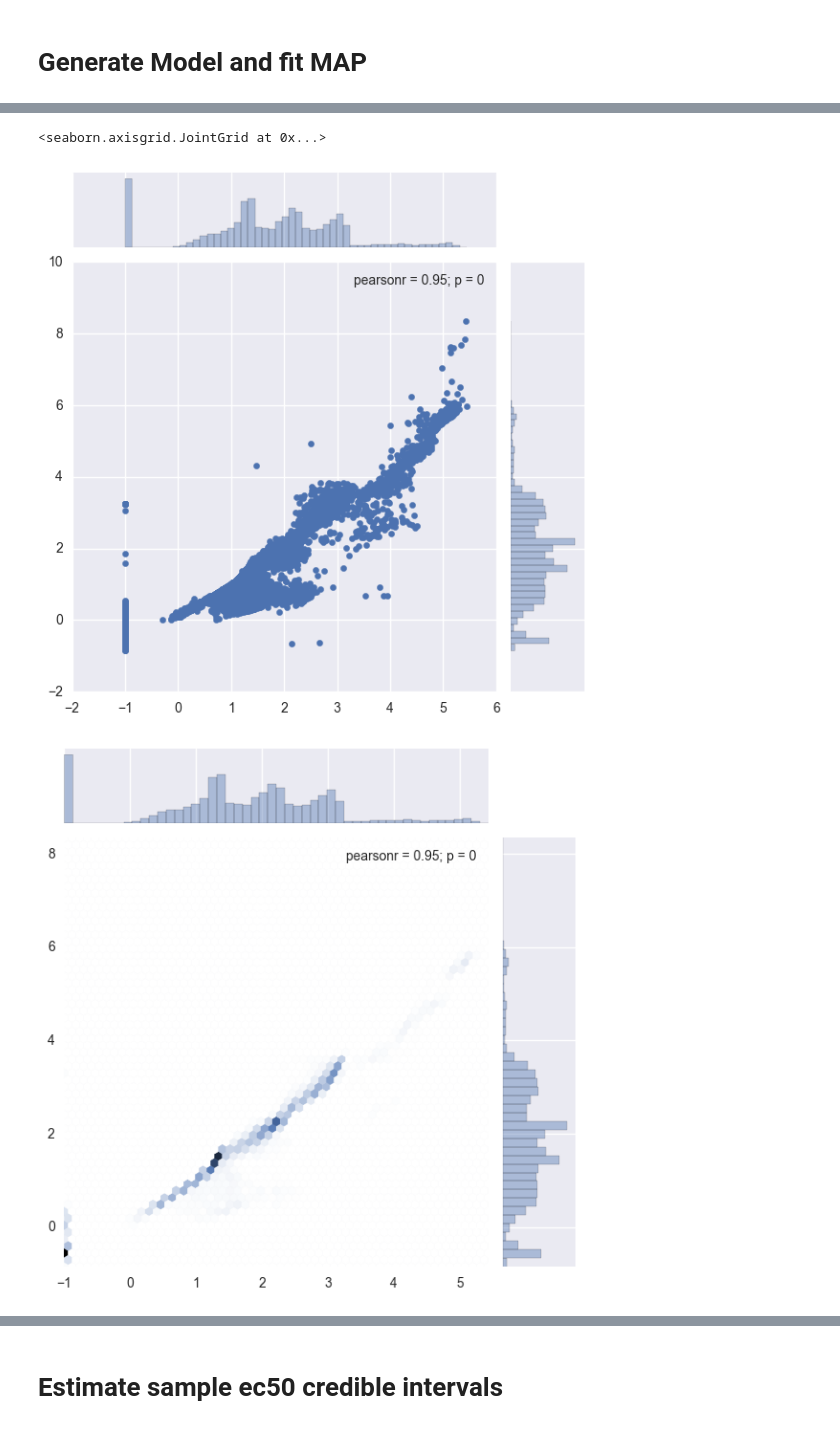
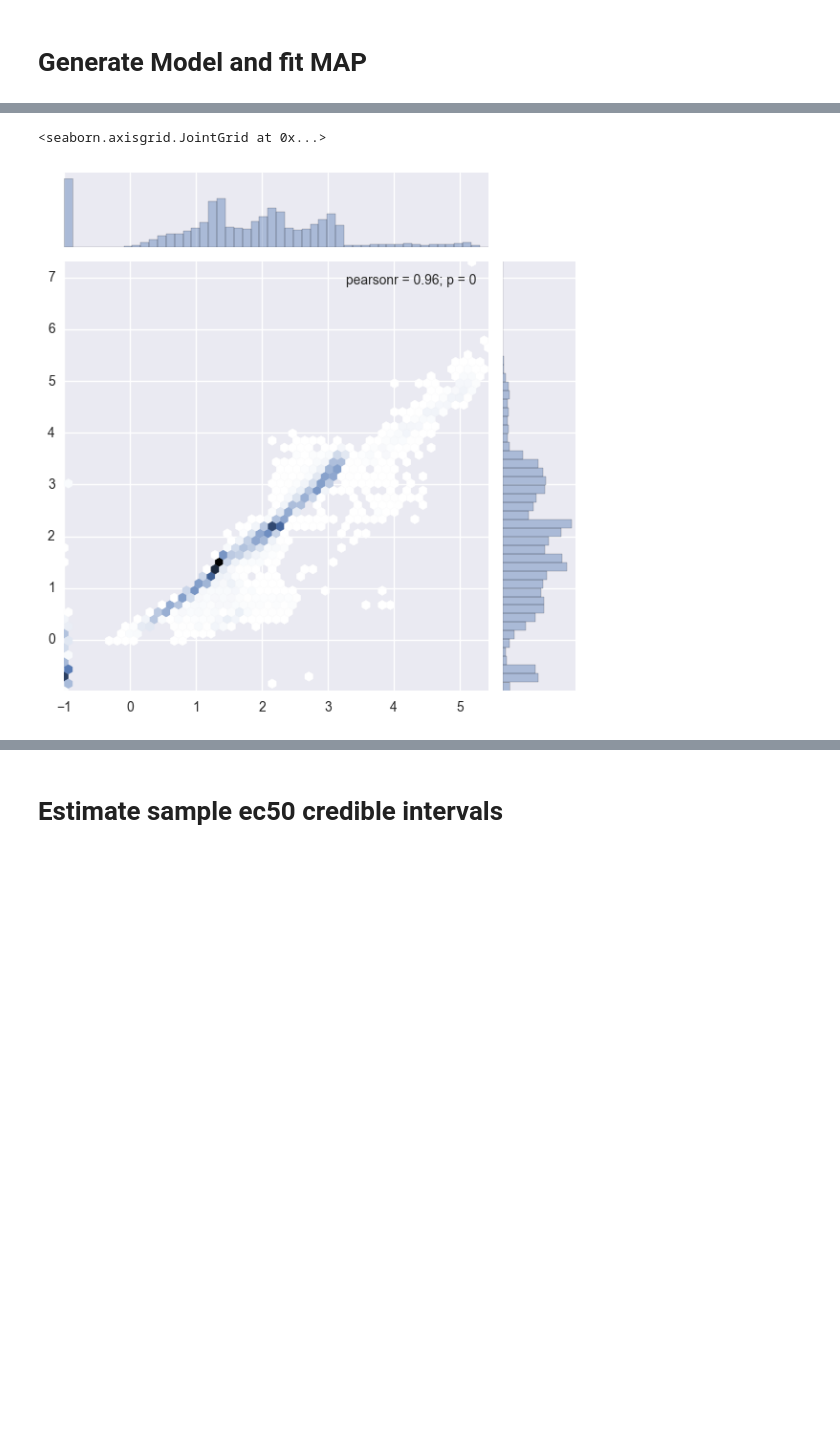
Before and after one commit to asford/protease_experimental_analysis, a Jupyter notebook: sequencing_model_example.ipynb, the cells around one changed output, grey strips where cells are left out. Saved outputs shown, nothing was run; the diff lists cells and outputs as text; code cells hidden in the pictures; blank space fills up the shorter version.

Commit message:
Update example notebook with analysis plots and map estimation.

```diff
--- a/sequencing_model_example.ipynb
+++ b/sequencing_model_example.ipynb
@@ -58,5 +61,5 @@ import protease_sequencing_model
 # %%
 chymo_model = (
-    protease_sequencing_model.FractionalSelectionModel()
+    protease_sequencing_model.FractionalSelectionModel(homogenous_k=True)
     .build_model(chymo_pop_data))
 # %% [output]
@@ -76,7 +89,7 @@ default_map
 # %%
-seaborn.jointplot(chymo_fit_data["ec50"].values, default_map["sel_ec50"])
-seaborn.jointplot(chymo_fit_data["ec50"].values, default_map["sel_ec50"], kind="hex")
+seaborn.jointplot(
+    chymo_fit_data["ec50"].values, default_map["sel_ec50"],
+    kind="hex", joint_kws=dict(mincnt=1))
 # %% [output]
 <seaborn.axisgrid.JointGrid at 0x...>
-[figure, old version]
+[figure, new version]
-[figure, removed]
```
Also changed, not shown: parts of 22 cells of this notebook.
